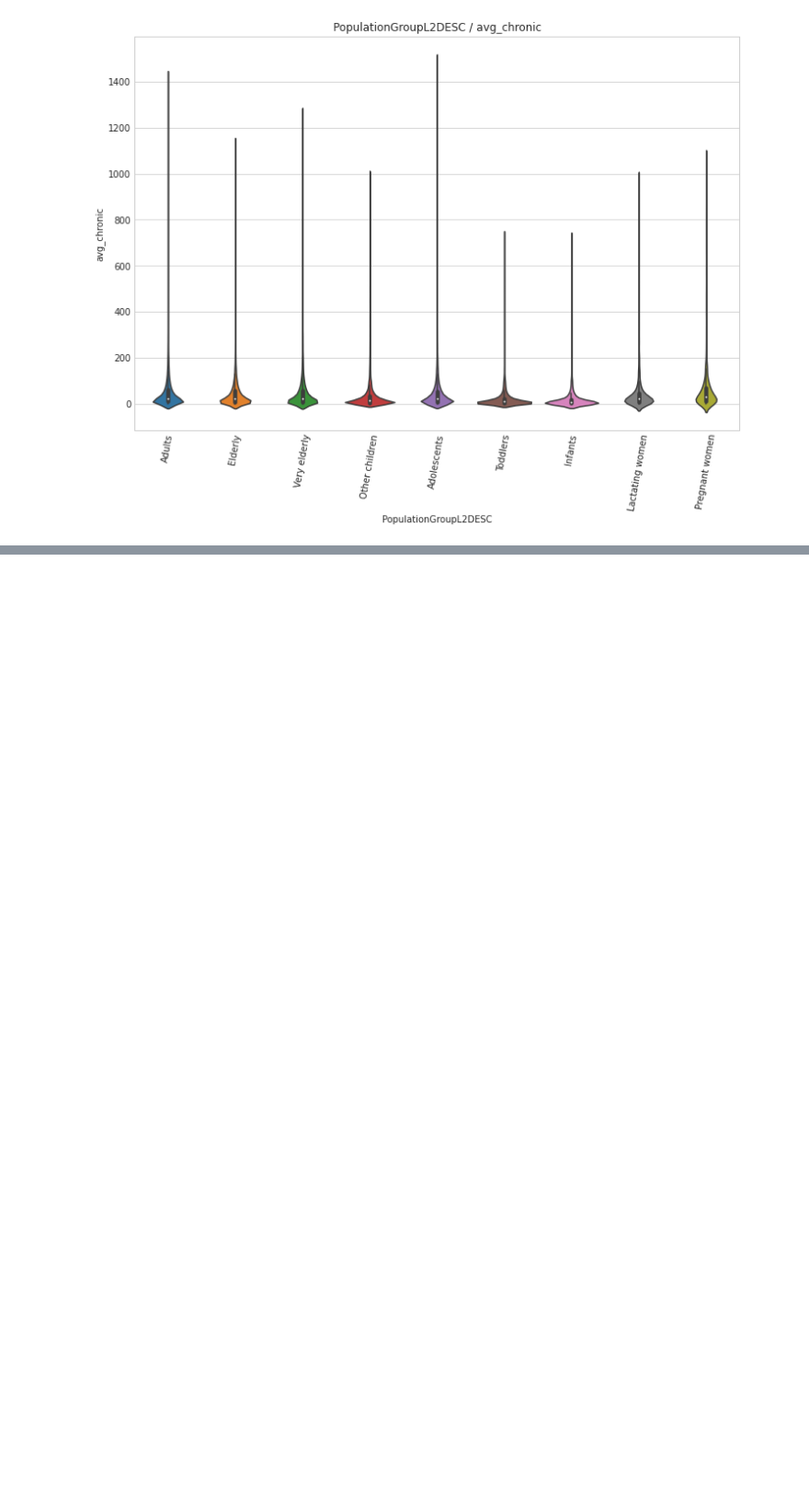
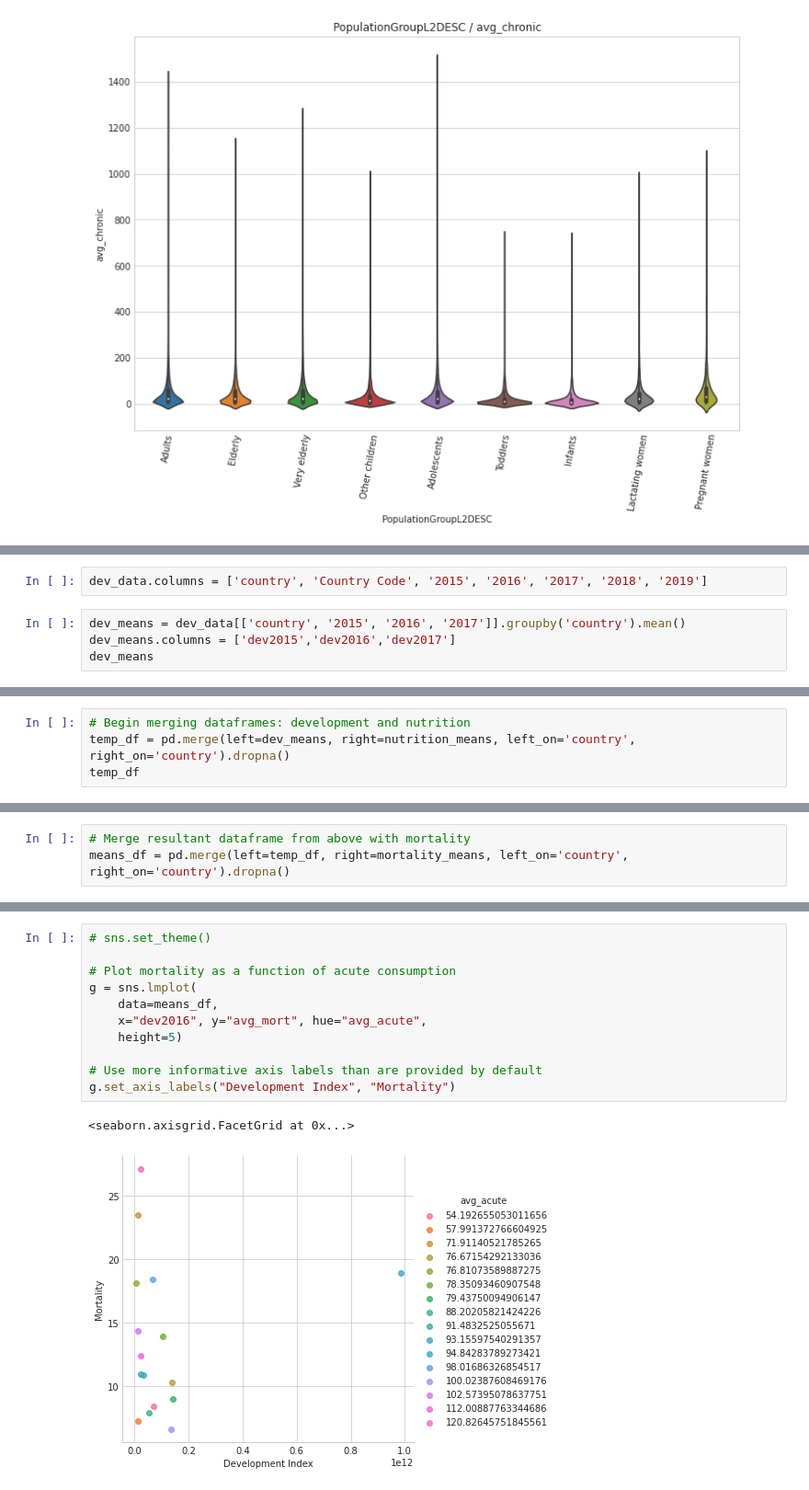
Before and after one commit to smolinjm/4447_final, a Jupyter notebook: 4447_Final.ipynb, the cells around one changed output, grey strips where cells are left out. Shown at 92% size. Cells and saved outputs as stored; diff of their text form; blank space fills up the shorter version.

```diff
--- a/4447_Final.ipynb
+++ b/4447_Final.ipynb
@@ -553,0 +685,6 @@ plt.xticks(rotation=80);
+# %%
+dev_data.columns = ['country', 'Country Code', '2015', '2016', '2017', '2018', '2019']
+# %%
+dev_means = dev_data[['country', '2015', '2016', '2017']].groupby('country').mean()
+dev_means.columns = ['dev2015','dev2016','dev2017']
+dev_means
@@ -553,0 +706,4 @@ plt.xticks(rotation=80);
+# %%
+# Begin merging dataframes: development and nutrition
+temp_df = pd.merge(left=dev_means, right=nutrition_means, left_on='country', right_on='country').dropna()
+temp_df
@@ -553,0 +731,3 @@ plt.xticks(rotation=80);
+# %%
+# Merge resultant dataframe from above with mortality
+means_df = pd.merge(left=temp_df, right=mortality_means, left_on='country', right_on='country').dropna()
@@ -553,0 +807,14 @@ plt.xticks(rotation=80);
+# %%
+# sns.set_theme()
+
+# Plot mortality as a function of acute consumption
+g = sns.lmplot(
+    data=means_df,
+    x="dev2016", y="avg_mort", hue="avg_acute",
+    height=5)
+
+# Use more informative axis labels than are provided by default
+g.set_axis_labels("Development Index", "Mortality")
+# %% [output]
+<seaborn.axisgrid.FacetGrid at 0x...>
+[figure, added]
```
Also changed, not shown: parts of 49 cells of this notebook, 8 other files.
